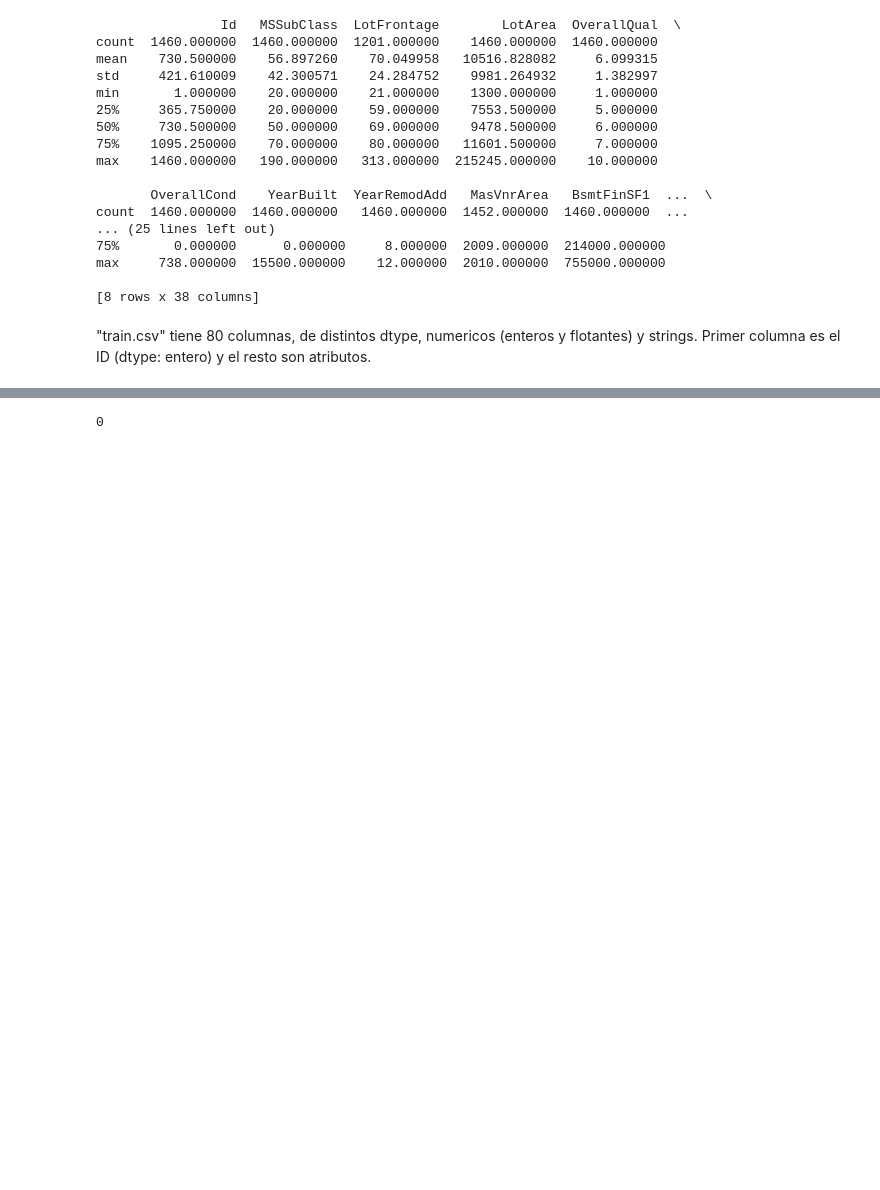
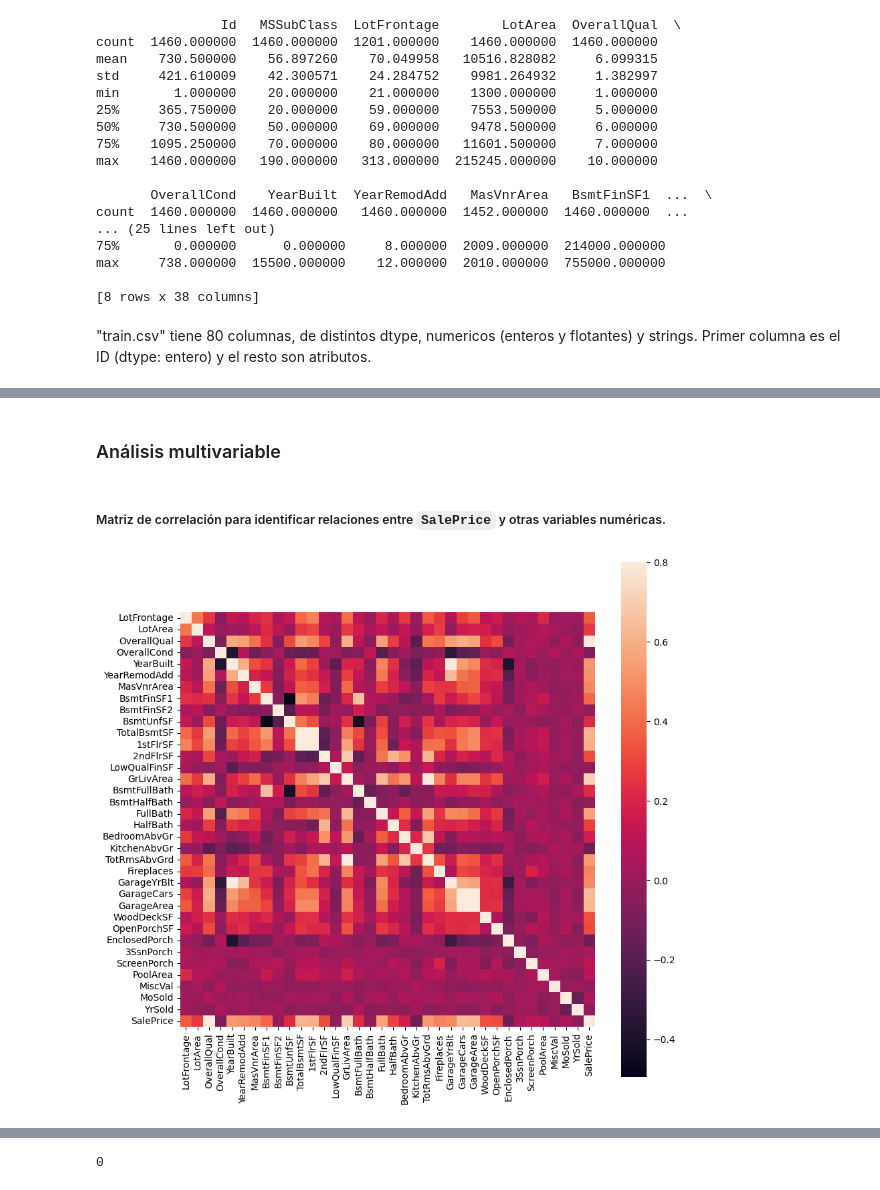
Before and after one commit to lucasf26/Ames_Housing_Prices-Regression, a Jupyter notebook: HousingPrices_EDA.ipynb, the cells around one changed output, grey strips where cells are left out. Saved outputs shown, nothing was run; the diff lists cells and outputs as text; code cells hidden in the pictures; blank space fills up the shorter version.

```diff
--- a/HousingPrices_EDA.ipynb
+++ b/HousingPrices_EDA.ipynb
@@ -88,0 +90,2 @@ Primer columna es el ID (dtype: entero) y el resto son atributos.
+# %%
+df_train.MSSubClass = df_train.MSSubClass.astype('str')
@@ -88,0 +107,2 @@ Primer columna es el ID (dtype: entero) y el resto son atributos.
+# %%
+df_train.drop(columns='Id',inplace=True)
@@ -88,0 +111,3 @@ Primer columna es el ID (dtype: entero) y el resto son atributos.
+# %%
+Num_columns = df_train.select_dtypes(np.number).columns
+print('Num_columns = ',Num_columns)
@@ -88,0 +152,15 @@ Primer columna es el ID (dtype: entero) y el resto son atributos.
+# %% [markdown]
+### Análisis multivariable
+# %% [markdown]
+##### Matriz de correlación para identificar relaciones entre `SalePrice` y otras variables numéricas.
+# %%
+import seaborn as sns
+import numpy as np
+
+#correlation matrix
+corrmat = df_train[Num_columns].corr()
+f, ax = plt.subplots(figsize=(10, 10))
+sns.heatmap(corrmat, vmax=.8, square=True);
+plt.show()
+# %% [output]
+[figure, added]
```
Also changed, not shown: parts of 119 cells of this notebook, 1 other file.
